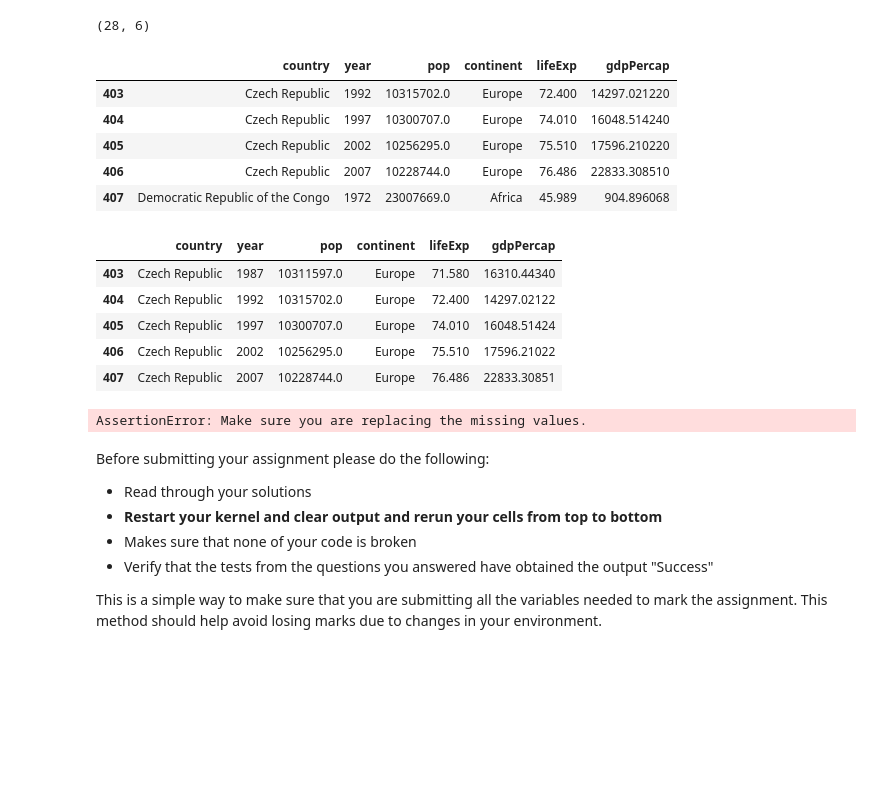
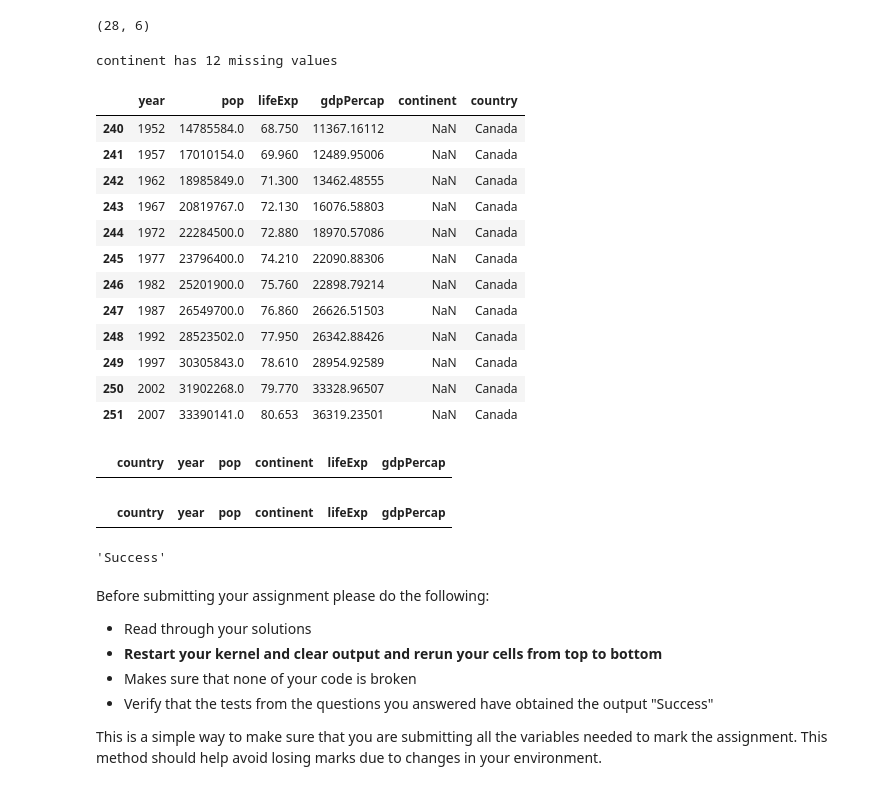
Before and after one commit to Dipto9999/prog-python-ds-students, a Jupyter notebook: release/assignment8/assignment8.ipynb, the cells around one changed output. Saved outputs shown, nothing was run; the diff lists cells and outputs as text; code cells hidden in the pictures; blank space fills up the shorter version.

Commit message:
Assignments Complete. Working on Project

```diff
--- a/release/assignment8/assignment8.ipynb
+++ b/release/assignment8/assignment8.ipynb
@@ -423,6 +407,26 @@ The code below shows that there are 28 rows in total that are not equal between
 dirty[(~clean.eq(dirty)).any(axis=1)].shape
 # %% [output]
 (28, 6)
+# %%
+for col in dirty.columns :
+    if len(dirty[dirty[col].isna()]) > 0 :
+        print(f'{col} has {len(dirty[dirty[col].isna()])} missing values')
+        display(dirty[dirty[col].isna()])
+# %% [output]
+continent has 12 missing values
+|  | year | pop | lifeExp | gdpPercap | continent | country |
+| 240 | 1952 | 14785584.0 | 68.750 | 11367.16112 | NaN | Canada |
+| 241 | 1957 | 17010154.0 | 69.960 | 12489.95006 | NaN | Canada |
+| 242 | 1962 | 18985849.0 | 71.300 | 13462.48555 | NaN | Canada |
+| 243 | 1967 | 20819767.0 | 72.130 | 16076.58803 | NaN | Canada |
+| 244 | 1972 | 22284500.0 | 72.880 | 18970.57086 | NaN | Canada |
+| 245 | 1977 | 23796400.0 | 74.210 | 22090.88306 | NaN | Canada |
+| 246 | 1982 | 25201900.0 | 75.760 | 22898.79214 | NaN | Canada |
+| 247 | 1987 | 26549700.0 | 76.860 | 26626.51503 | NaN | Canada |
+| 248 | 1992 | 28523502.0 | 77.950 | 26342.88426 | NaN | Canada |
+| 249 | 1997 | 30305843.0 | 78.610 | 28954.92589 | NaN | Canada |
+| 250 | 2002 | 31902268.0 | 79.770 | 33328.96507 | NaN | Canada |
+| 251 | 2007 | 33390141.0 | 80.653 | 36319.23501 | NaN | Canada |
 # %%
 def cleaned_gapminder(dirty_df):
     '''
@@ -443,72 +447,61 @@ def cleaned_gapminder(dirty_df):
     >>>
 
     '''
+
+    # Reorder Columns to Match Cleaned DataFrame.
     dirty_df = dirty_df[[
         'country',
         'year',
         'pop',
         'continent',
         'lifeExp',
         'gdpPercap',
     ]].replace(
         to_replace = 'china',
-        value = 'China',
+        value = 'China'
     ).replace(
         to_replace = 'Central african republic',
-        value = 'Central African Republic',
-    ).dropna(how = 'all').drop_duplicates()
+        value = 'Central African Republic'
+    ).replace(
+        to_replace = ['Democratic Republic of the Congo', 'Congo, Democratic Republic'],
+        value = 'Congo, Dem. Rep.'
+    ).replace(
+        to_replace = "Cote d'Ivore",
+        value = "Cote d'Ivoire"
+    ).dropna(how = 'all')
 
-    # Order DataFrame is Ascending Order By Country, Year.
-    dirty_df = dirty_df.sort_values(
-        ['country', 'year']
-    ).reset_index().drop(columns = ['index'])
+    # Remove Leading/Trailing Whitespaces
+    dirty_df = dirty_df.assign(country = dirty_df['country'].str.strip())
 
     # Assign Continent to Americas for Canada.
-    dirty_df.loc[dirty_df[dirty_df['country'] == 'Canada'].index, 'continent'] = 'Americas'
-
-    # Remove Leading/Trailing Whitespaces
-    dirty_df['country'] = dirty_df['country'].str.strip()
-    dirty_df['continent'] = dirty_df['continent'].str.strip()
+    dirty_df = dirty_df.assign(continent = dirty_df['continent'].fillna('Americas').str.strip())
 
     return dirty_df
 
+
+## CALL FUNCTION
+
 cleaned_data = cleaned_gapminder(dirty)
-
-# display(cleaned_data.head())
-# display(cleaned_data.tail())
-
-# display(cleaned_data.query(f'country == "Czech Republic"'))
-# display(clean.query(f'country == "Czech Republic"'))
 
 df_1 = cleaned_data[(~clean.eq(cleaned_data)).any(axis=1)]
 df_2 = clean[(~cleaned_data.eq(clean)).any(axis=1)]
 
 # for col in df_1.columns :
 #     if not (df_1.iloc[0][col] == df_2.iloc[0][col]) :
-#         print(f'DF1 {col} : {df_1.iloc[0][col]}')
-#         print(f'DF2 {col} : {df_2.iloc[0][col]}')
+#         print(f'DF1 {col} : *{df_1.iloc[0][col]}*')
+#         print(f'DF2 {col} : *{df_2.iloc[0][col]}*')
 
-display(df_1.tail())
-display(df_2.tail())
+display(df_1)
+display(df_2)
 
-# assert cleaned_data.equals(clean), "Dataframes are not the same!"
+assert cleaned_data.equals(clean), "Dataframes are not the same!"
 # %% [output]
 |  | country | year | pop | continent | lifeExp | gdpPercap |
-| 403 | Czech Republic | 1992 | 10315702.0 | Europe | 72.400 | 14297.021220 |
-| 404 | Czech Republic | 1997 | 10300707.0 | Europe | 74.010 | 16048.514240 |
-| 405 | Czech Republic | 2002 | 10256295.0 | Europe | 75.510 | 17596.210220 |
-| 406 | Czech Republic | 2007 | 10228744.0 | Europe | 76.486 | 22833.308510 |
-| 407 | Democratic Republic of the Congo | 1972 | 23007669.0 | Africa | 45.989 | 904.896068 |
 |  | country | year | pop | continent | lifeExp | gdpPercap |
-| 403 | Czech Republic | 1987 | 10311597.0 | Europe | 71.580 | 16310.44340 |
-| 404 | Czech Republic | 1992 | 10315702.0 | Europe | 72.400 | 14297.02122 |
-| 405 | Czech Republic | 1997 | 10300707.0 | Europe | 74.010 | 16048.51424 |
-| 406 | Czech Republic | 2002 | 10256295.0 | Europe | 75.510 | 17596.21022 |
-| 407 | Czech Republic | 2007 | 10228744.0 | Europe | 76.486 | 22833.30851 |
 # %%
 t.test_3(cleaned_gapminder,dirty,clean)
 # %% [output]
-AssertionError: Make sure you are replacing the missing values.
+'Success'
 # %% [markdown]
 Before submitting your assignment please do the following:
 
```
Also changed, not shown: parts of 5 cells of this notebook, 13 other files.
